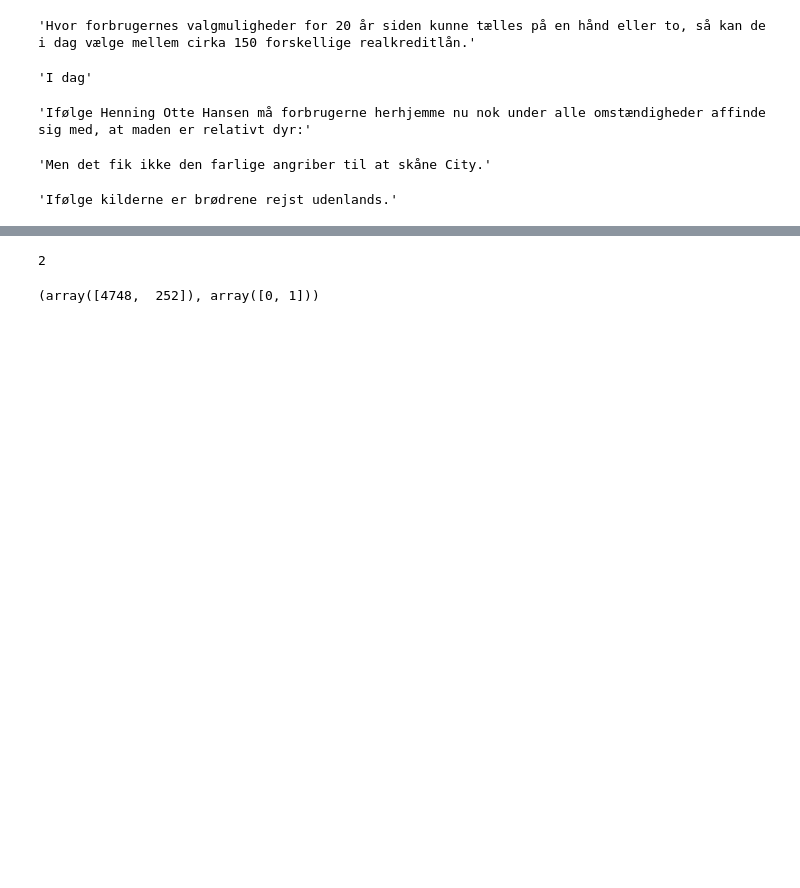
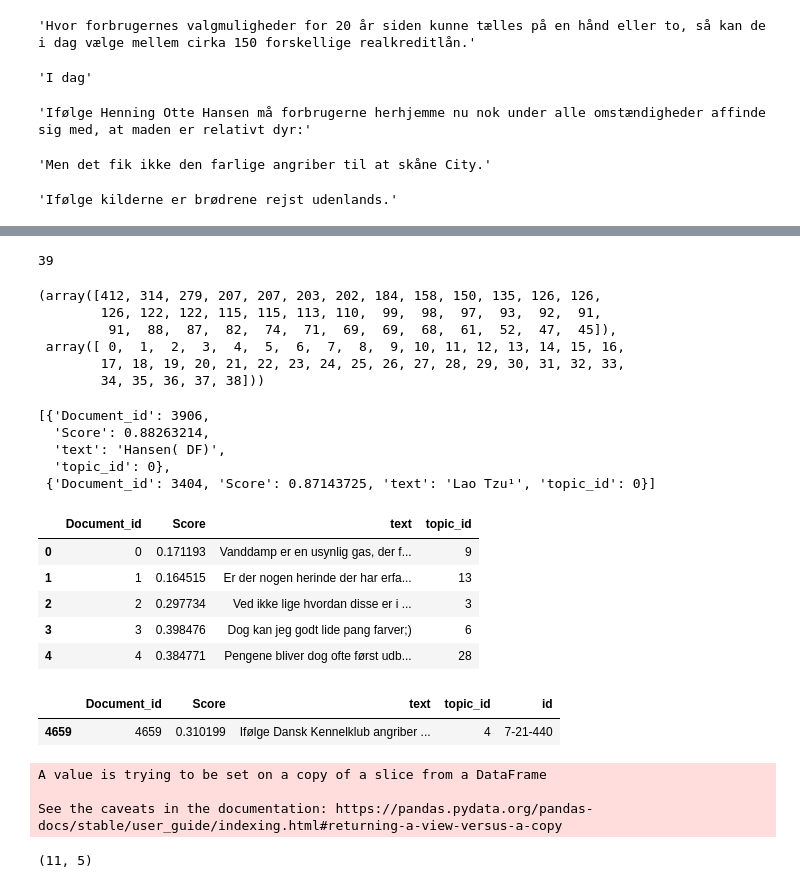
Before and after one commit to sayanbanerjee32/danish_nlp, a Jupyter notebook: sentence_similarity_collab.ipynb, the cells around one changed output, grey strips where cells are left out. Saved outputs shown, nothing was run; the diff lists cells and outputs as text; code cells hidden in the pictures; blank space fills up the shorter version.

```diff
--- a/sentence_similarity_collab.ipynb
+++ b/sentence_similarity_collab.ipynb
@@ -469,5 +469,5 @@ Successfully installed hdbscan-0.8.26 joblib-0.17.0 tensorflow-text-2.4.3 top2ve
 # %%
 from top2vec import Top2Vec
 # %%
-topic_model = Top2Vec(list(sentence_df.text),embedding_model='universal-sentence-encoder',speed="deep-learn")
+topic_model = Top2Vec(list(sentence_df.text),embedding_model='distiluse-base-multilingual-cased',speed="deep-learn")
 # %% [output]
@@ -484,9 +480,44 @@ INFO:top2vec:Finding topics
 # %%
 topic_model.get_num_topics()
 # %% [output]
-2
+39
 # %%
 topic_sizes, topic_nums = topic_model.get_topic_sizes()
 topic_sizes, topic_nums
 # %% [output]
-(array([4748,  252]), array([0, 1]))
+(array([412, 314, 279, 207, 207, 203, 202, 184, 158, 150, 135, 126, 126,
+        126, 122, 122, 115, 115, 113, 110,  99,  98,  97,  93,  92,  91,
+         91,  88,  87,  82,  74,  71,  69,  69,  68,  61,  52,  47,  45]),
+ array([ 0,  1,  2,  3,  4,  5,  6,  7,  8,  9, 10, 11, 12, 13, 14, 15, 16,
+        17, 18, 19, 20, 21, 22, 23, 24, 25, 26, 27, 28, 29, 30, 31, 32, 33,
+        34, 35, 36, 37, 38]))
+# %%
+
+doc_topic_list = []
+for s, n in zip(topic_sizes, topic_nums):
+    documents, document_scores, document_ids = topic_model.search_documents_by_topic(topic_num=n, num_docs = s)
+
+    for doc, score, doc_id in zip(documents, document_scores, document_ids):
+        doc_topic_list.append({"Document_id": doc_id,
+                               "Score": score,
+                               "text":doc,
+                               "topic_id": n})
+doc_topic_list[:2]
+# %% [output]
+[{'Document_id': 3906,
+  'Score': 0.88263214,
+  'text': 'Hansen( DF)',
+  'topic_id': 0},
+ {'Document_id': 3404, 'Score': 0.87143725, 'text': 'Lao Tzu¹', 'topic_id': 0}]
+# %%
+doc_topc_df = pd.DataFrame(doc_topic_list)
+doc_topc_df.sort_values(by = ["Document_id"], ascending = True, inplace= True)
+doc_topc_df = doc_topc_df.reset_index(drop=True)
+doc_topc_df.head()
+# %% [output]
+|  | Document_id | Score | text | topic_id |
+| 0 | 0 | 0.171193 | Vanddamp er en usynlig gas, der f... | 9 |
+| 1 | 1 | 0.164515 | Er der nogen herinde der har erfa... | 13 |
+| 2 | 2 | 0.297734 | Ved ikke lige hvordan disse er i ... | 3 |
+| 3 | 3 | 0.398476 | Dog kan jeg godt lide pang farver;) | 6 |
+| 4 | 4 | 0.384771 | Pengene bliver dog ofte først udb... | 28 |
@@ -492,0 +526,15 @@ topic_sizes, topic_nums
+# %%
+doc_topc_df.loc[doc_topc_df['id']=='7-21-440',:]
+# %% [output]
+|  | Document_id | Score | text | topic_id | id |
+| 4659 | 4659 | 0.310199 | Ifølge Dansk Kennelklub angriber ... | 4 | 7-21-440 |
+# %%
+topic4_df = doc_topc_df.loc[doc_topc_df['topic_id']==4,:]
+topic4_df.sort_values(by = ['Score'], ascending = False, inplace = True)
+topic4_df_sim = topic4_df.loc[(topic4_df['Score'] >= 0.28) & (topic4_df['Score'] <= 0.32),:]
+topic4_df_sim.shape
+# %% [output]
+A value is trying to be set on a copy of a slice from a DataFrame
+
+See the caveats in the documentation: https://pandas.pydata.org/pandas-docs/stable/user_guide/indexing.html#returning-a-view-versus-a-copy
+(11, 5)
```
Also changed, not shown: parts of 5 cells of this notebook.
